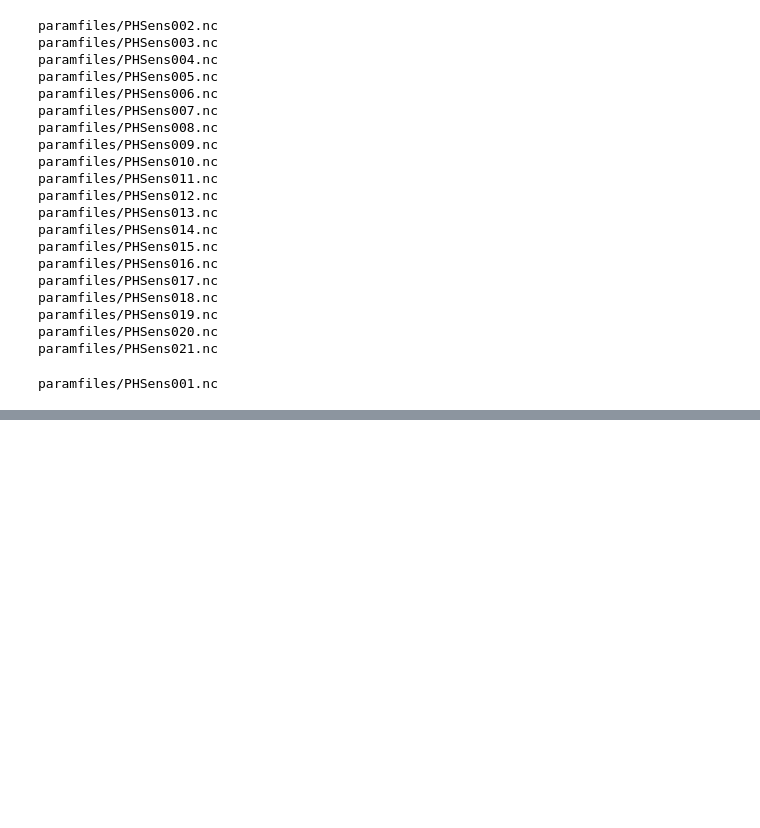
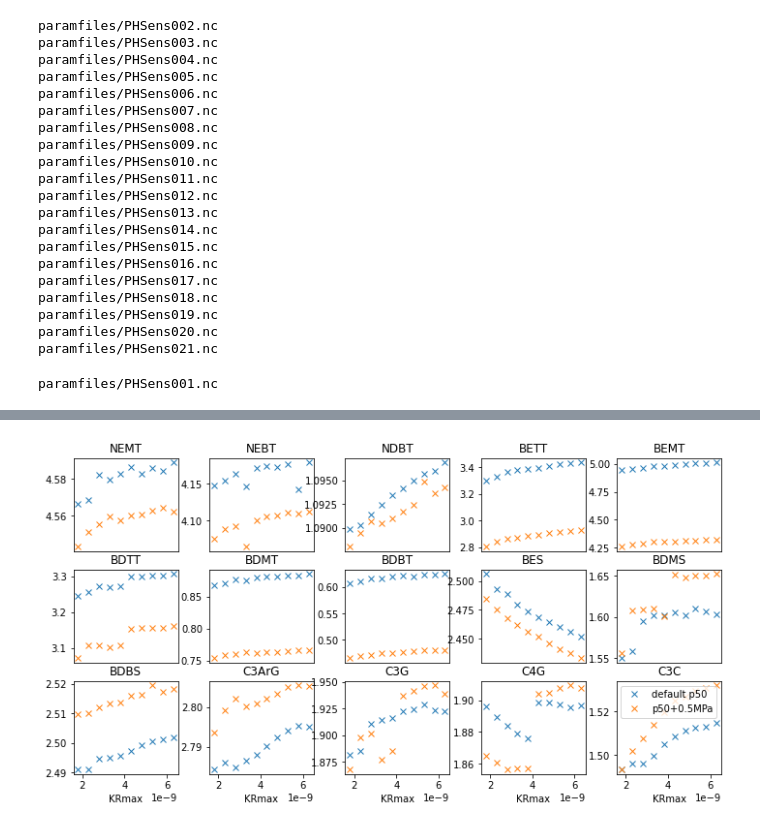
Before and after one commit to djk2120/CLM5PPE, a Jupyter notebook: params/scripts/phs_params/phs_params.ipynb, the cells around one changed output, grey strips where cells are left out. Cells and saved outputs as stored; diff of their text form; code cells hidden in the pictures; blank space fills up the shorter version.

```diff
--- a/params/scripts/phs_params/phs_params.ipynb
+++ b/params/scripts/phs_params/phs_params.ipynb
@@ -129,0 +214,22 @@ paramfiles/PHSens001.nc
+# %%
+i = 0
+plt.figure(figsize=[12,6])
+for thispft in pftnames[1:16]:
+    i = i+1
+    plt.subplot(3,5,i)
+    gpp = ds['TLAI'].sel(pft=pftindex[thispft]).mean(axis=[1,2])
+    ixd = np.ravel(params['psi50']==0)
+    plt.plot(params['krmax'][ixd],gpp[ixd],'x')
+    plt.plot(params['krmax'][~ixd],gpp[~ixd],'x')
+    if i==15:
+        plt.legend(['default p50','p50+0.5MPa'])
+    if (i==1|i==6|i==11):
+        plt.ylabel('TLAI')
+    if (i>10):
+        plt.xlabel('KRmax')
+    else:
+        plt.xticks([])
+    plt.title(thispft);
+plt.subplots_adjust(wspace=0.3)
+# %% [output]
+[figure, added]
```
Also changed, not shown: parts of 21 cells of this notebook.
